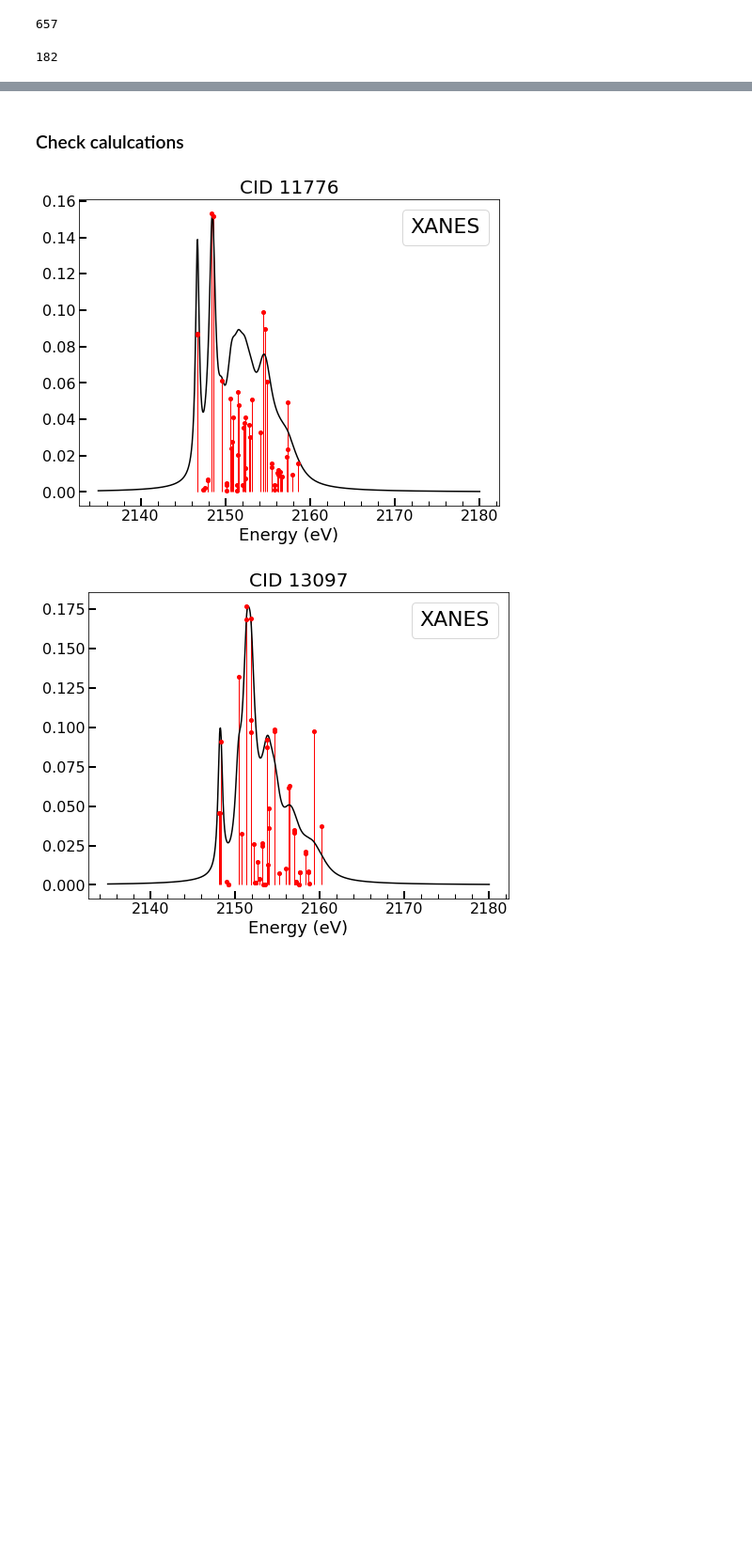
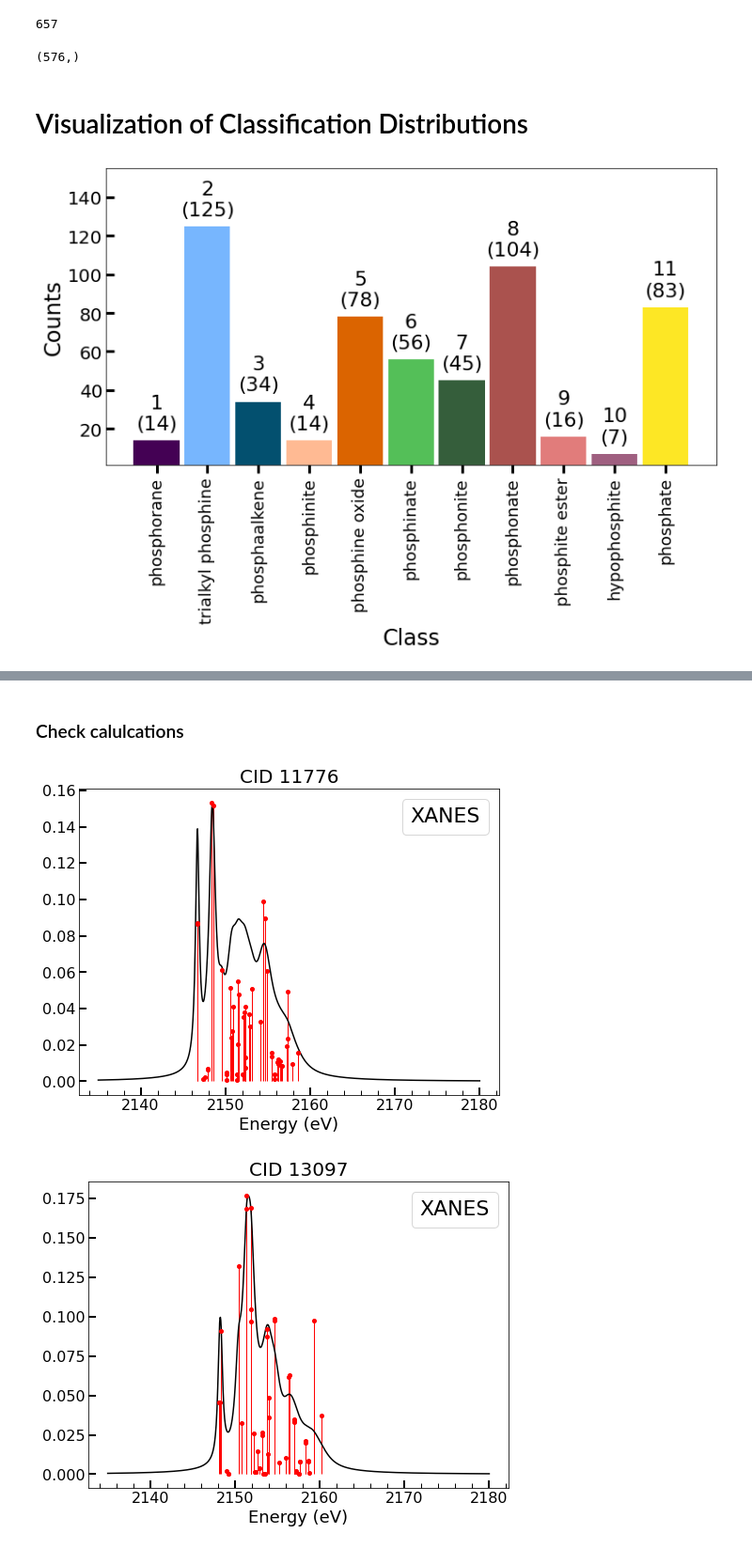
Before and after one commit to Seidler-Lab/Phosphorus-ML-Project, a Jupyter notebook: Data_Analysis_Sam.ipynb, the cells around one changed output, grey strips where cells are left out. Shown at 94% size. Cells and saved outputs as stored; diff of their text form; code cells hidden in the pictures; blank space fills up the shorter version.

```diff
--- a/Data_Analysis_Sam.ipynb
+++ b/Data_Analysis_Sam.ipynb
@@ -64,12 +67,18 @@ Listdir = ROOTDIR/"Categories"
 XES_DATA = u.get_Data(Listdir, mode='xes')
 XANES_DATA = u.get_Data(Listdir, mode='xanes')
 
-CIDS = np.array(u.get_Property(XES_DATA, 'CID'))
-compoundtypes = u.get_Property(XES_DATA, 'Type')
-compoundclasses = u.get_Property(XES_DATA, 'Class')
+# CIDS = np.array(u.get_Property(XES_DATA, 'CID'))
+# compoundtypes = u.get_Property(XES_DATA, 'Type')
+# compoundclasses = u.get_Property(XES_DATA, 'Class')
+
+CIDS = np.array(u.get_Property(XES_DATA, 'CID', applyfilter=u.exclude_None_class))
+compoundtypes = u.get_Property(XES_DATA, 'Type', applyfilter=u.exclude_None_class)
+compoundclasses = u.get_Property(XES_DATA, 'Class', applyfilter=u.exclude_None_class)
 # %% [output]
 657
-# %%
-np.sum(np.array(compoundtypes)==6)
-# %% [output]
-182
+# %%
+CIDS.shape
+# %% [output]
+(576,)
+# %% [markdown]
+# Visualization of Classification Distributions
@@ -75,0 +113,60 @@ np.sum(np.array(compoundtypes)==6)
+# %%
+categorizer = compoundclasses
+
+classnames = list(u.TYPE_DICT.keys())[:-1]
+bins = [np.sum(np.array(categorizer)==classname) for classname in classnames]
+
+def hist(bins, classnames, label='Category', verbose=False):
+    x = classnames
+    x_pos = np.array([i for i, _ in enumerate(x)])
+
+    n = len(bins)
+    if label == 'Type':
+        cmap = plt.cm.viridis
+    else:
+        cmap = CMAP
+
+    Colors = cmap(np.arange(n)/(n-1))
+
+    fig, ax = plt.subplots(figsize=(12,6))
+
+    width=0.9
+    bars = ax.bar(x_pos, bins, width=width, color=Colors)
+
+    if verbose:
+        max_h = 0
+        for i,bar in enumerate(bars.patches):
+            ax.annotate(f'{i+1}\n({bar.get_height()})',
+                        (bar.get_x() + bar.get_width() / 2,
+                        bar.get_height()), ha='center', va='bottom',
+                        size=22, xytext=(0, 8),
+                        textcoords='offset points')
+            if max_h < bar.get_height():
+                max_h = bar.get_height()
+
+    plt.yticks(fontsize=22)
+    ax.set_xticklabels(ax.get_xticks(), rotation=45)
+    plt.xticks(x_pos, x, fontsize=22)
+
+    ax.set_ylabel('Counts', fontsize=24)
+    ax.set_xlabel(label, fontsize=24)
+
+    ax.tick_params(axis='y', direction='in', width=3, length=9)
+
+    if label=='Type':
+        ax.tick_params(axis='x',direction='out', width=3, length=9, labelrotation=0)
+        size=24
+        if verbose: plt.ylim(1,max_h + 25)
+    else:
+        ax.tick_params(axis='x',direction='out', width=3, length=9, labelrotation=90)
+        size=18
+        if verbose: plt.ylim(1,max_h + 30)
+
+    plt.setp(ax.get_xticklabels(), Fontsize=size)
+    plt.setp(ax.get_yticklabels(), Fontsize=20)
+
+    plt.show()
+
+hist(bins, [c.replace('_', ' ') for c in classnames], label='Class', verbose=True)
+# %% [output]
+[figure, added]
```
Also changed, not shown: parts of 15 cells of this notebook, 23 other files.
